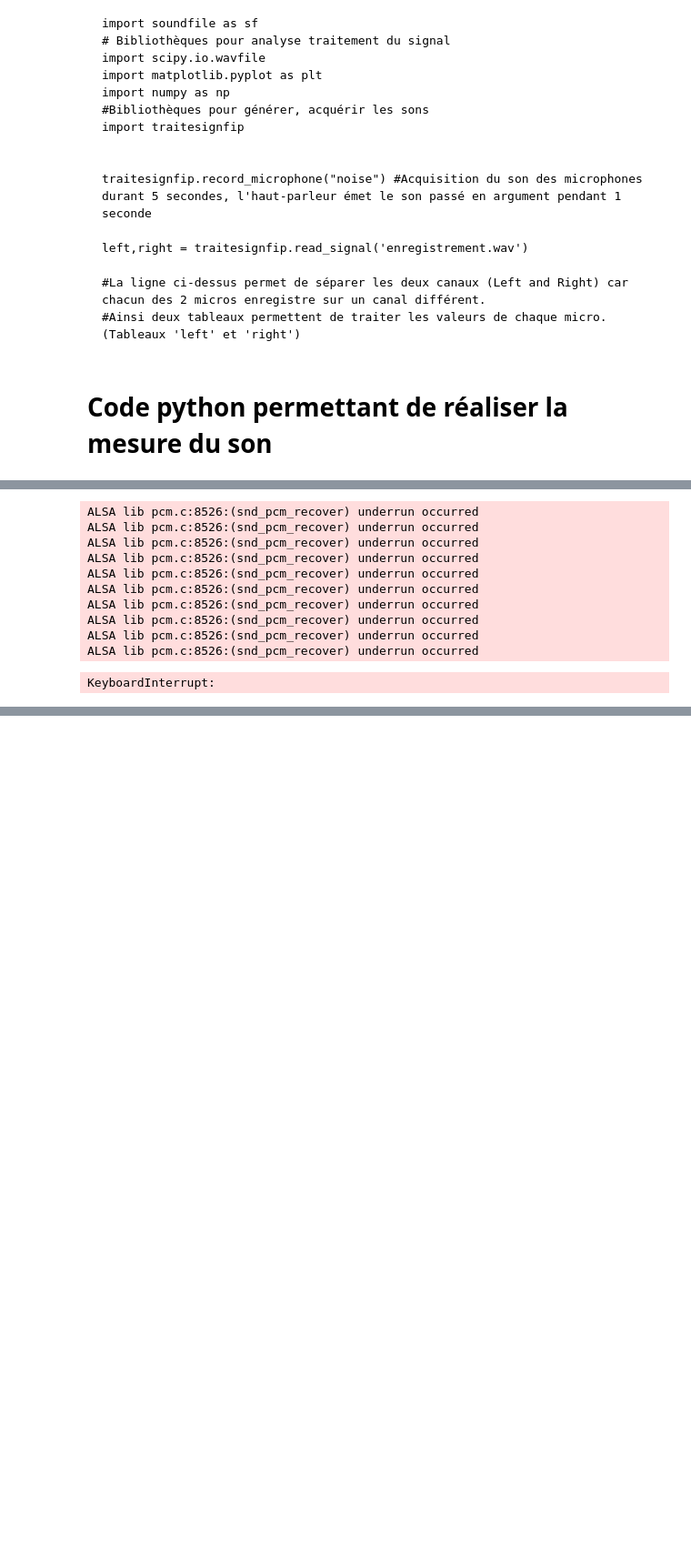
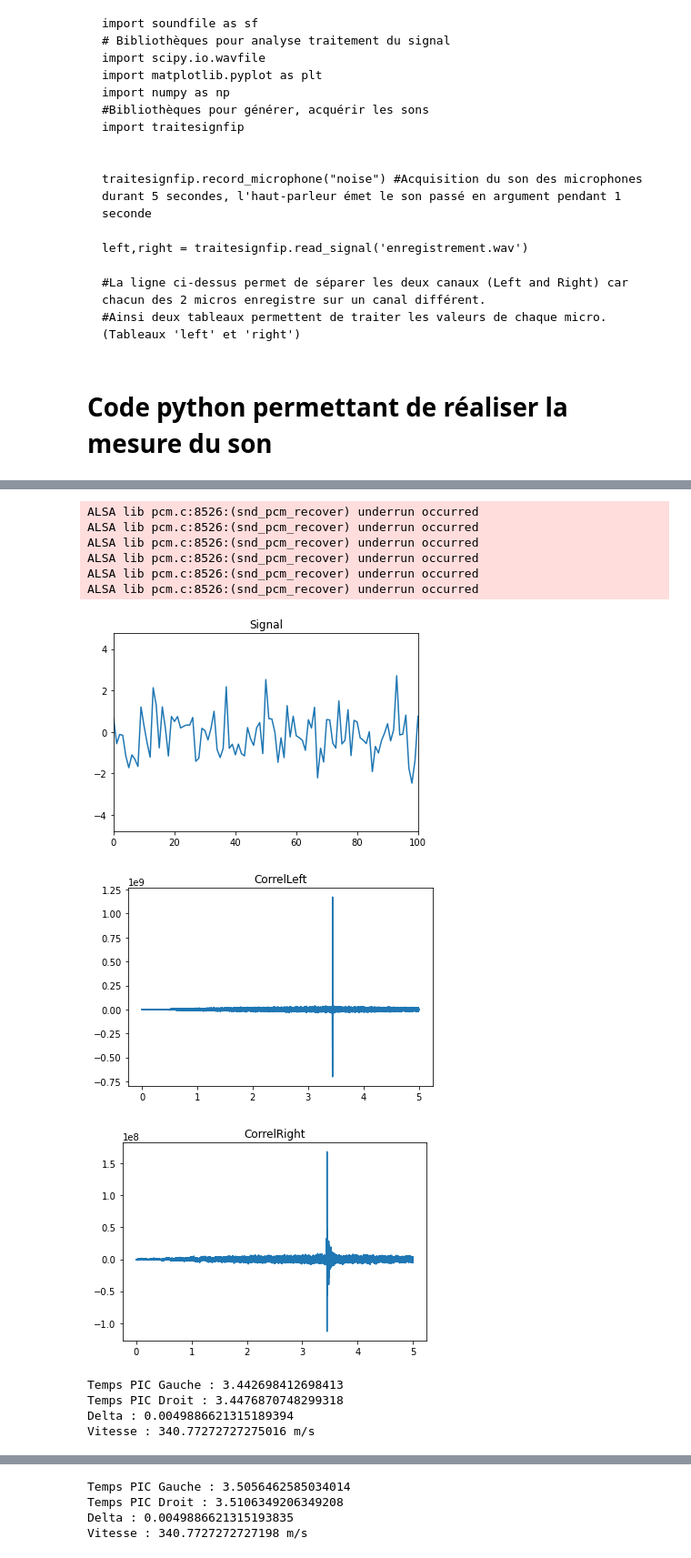
Before and after one commit to zuce68/ProjetFIP2A, a Jupyter notebook: MesureDuSon.ipynb, the cells around one changed output, grey strips where cells are left out. Shown: that part at 91% size. Drawn from its saved outputs; the diff is of its cells as text; code cells hidden in the pictures; blank space fills up the shorter version.

```diff
--- a/MesureDuSon.ipynb
+++ b/MesureDuSon.ipynb
@@ -116,43 +127,61 @@ reload(traitesignfip)
 vitesse_moyenne=0
 
 for x in range(3):
-    traitesignfip.record_microphone("sinus",3)
+    traitesignfip.record_microphone("whitenoise",3)
 
     data_left, data_right = traitesignfip.read_signal('enregistrement.wav')
 
     fs = 44100 # fréquence d'échantillonage
     N=len(data_left) #nombre d'échantillions
     n = np.arange(0,N)/fs   #on divise par la fréquence d'échantillonage pour etre mieux dans l'échelle
 
-    distance=0.80#Distance entre les deux micros en mètre
+    distance=1.70#Distance entre les deux micros en mètre
 
     corrLeft=np.correlate(data_left,traitesignfip.samples, mode='same')
     corrRight=np.correlate(data_right,traitesignfip.samples, mode='same')
+
+    plt.figure()
+    plt.title("Signal")
+    plt.plot(traitesignfip.samples)
+    plt.xlim(0,100)
+    plt.show()
+
     # Calcul de la corrélation croisée entre les deux signaux
-
+    plt.figure()
+    plt.title("CorrelLeft")
+    plt.plot(n,corrLeft)
+    plt.show()
+    #Intercorrélation gauche
+    plt.figure()
+    plt.title("CorrelRight")
+    plt.plot(n,corrRight)
+    plt.show()
+    #Intercorrélation droite
     # Trouver l'indice du maximum de la corrélation
     max_index_Left = np.argmax(corrLeft)/fs
     max_index_Right = np.argmax(corrRight)/fs
 
     delta_t  = np.abs(max_index_Left - max_index_Right)
 
     print("Temps PIC Gauche : "+str(max_index_Left))
     print("Temps PIC Droit : "+str(max_index_Right))
 
     print("Delta : "+str(delta_t))
     print("Vitesse : "+str(distance/delta_t)+" m/s")
     vitesse_moyenne+=distance/delta_t
 
 print("Vitesse moyenne Noise 2 seconde : "+str(vitesse_moyenne/3))
 # %% [output]
 ALSA lib pcm.c:8526:(snd_pcm_recover) underrun occurred
 ALSA lib pcm.c:8526:(snd_pcm_recover) underrun occurred
 ALSA lib pcm.c:8526:(snd_pcm_recover) underrun occurred
 ALSA lib pcm.c:8526:(snd_pcm_recover) underrun occurred
 ALSA lib pcm.c:8526:(snd_pcm_recover) underrun occurred
 ALSA lib pcm.c:8526:(snd_pcm_recover) underrun occurred
-ALSA lib pcm.c:8526:(snd_pcm_recover) underrun occurred
-ALSA lib pcm.c:8526:(snd_pcm_recover) underrun occurred
-ALSA lib pcm.c:8526:(snd_pcm_recover) underrun occurred
-ALSA lib pcm.c:8526:(snd_pcm_recover) underrun occurred
+[figure, added]
+[figure, added]
+[figure, added]
-KeyboardInterrupt:
+Temps PIC Gauche : 3.442698412698413
+Temps PIC Droit : 3.4476870748299318
+Delta : 0.0049886621315189394
+Vitesse : 340.77272727275016 m/s
@@ -158,0 +191,4 @@ KeyboardInterrupt:
+Temps PIC Gauche : 3.5056462585034014
+Temps PIC Droit : 3.5106349206349208
+Delta : 0.0049886621315193835
+Vitesse : 340.7727272727198 m/s
```
Also changed, not shown: parts of 4 cells of this notebook, 12 other files.
